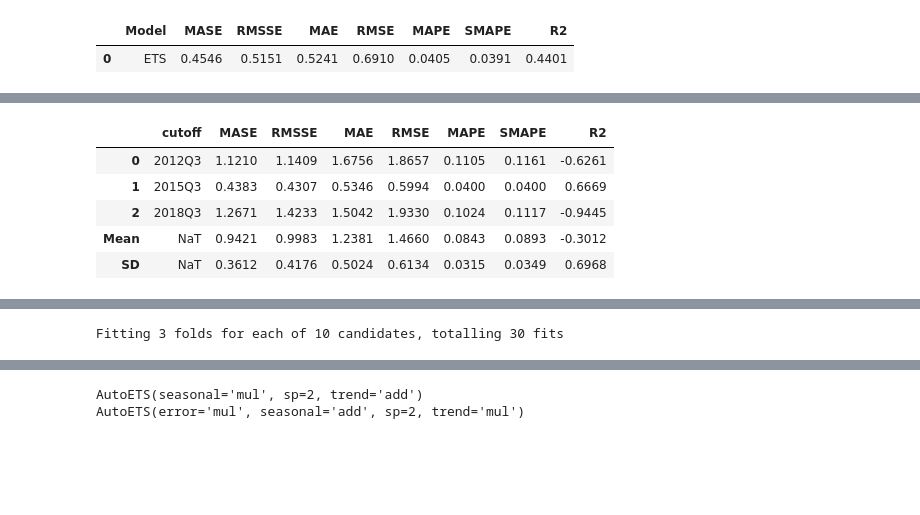
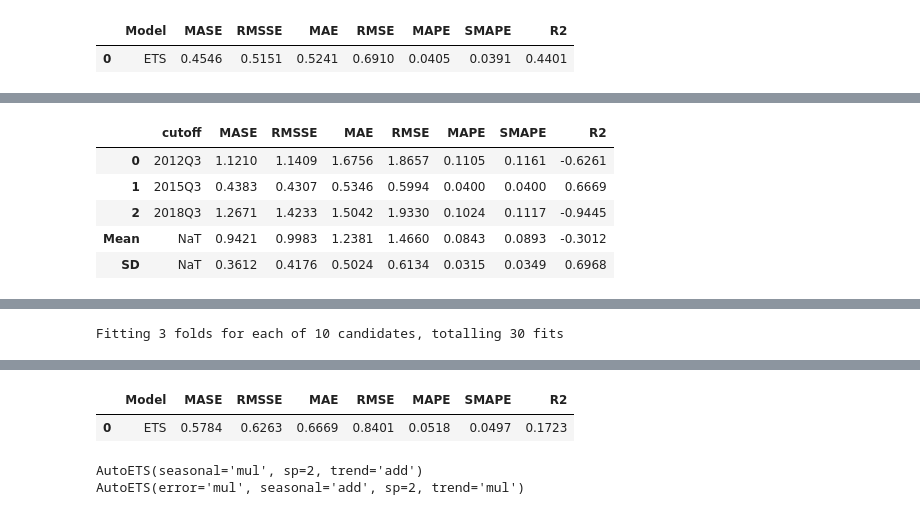
Before and after one commit to imajirzl/thesis-unemployment-rate, a Jupyter notebook: analysis/youth.ipynb, the cells around one changed output, grey strips where cells are left out. Drawn from its saved outputs; the diff is of its cells as text; code cells hidden in the pictures; blank space fills up the shorter version.

```diff
--- a/analysis/youth.ipynb
+++ b/analysis/youth.ipynb
@@ -546,6 +557,7 @@ exp.plot_model(estimator=ets)
 | 0 | ETS | 0.4546 | 0.5151 | 0.5241 | 0.6910 | 0.0405 | 0.0391 | 0.4401 |
 # %%
 tuned_ets = exp.tune_model(ets)
+exp.predict_model(tuned_ets)
 exp.plot_model(estimator=tuned_ets)
 # %% [output]
 [interactive output not drawn]
@@ -562,3 +574,5 @@ Fitting 3 folds for each of 10 candidates, totalling 30 fits
+|  | Model | MASE | RMSSE | MAE | RMSE | MAPE | SMAPE | R2 |
+| 0 | ETS | 0.5784 | 0.6263 | 0.6669 | 0.8401 | 0.0518 | 0.0497 | 0.1723 |
 # %%
 print(ets)
 print(tuned_ets)
```
Also changed, not shown: parts of 5 cells of this notebook, 1 other file.
